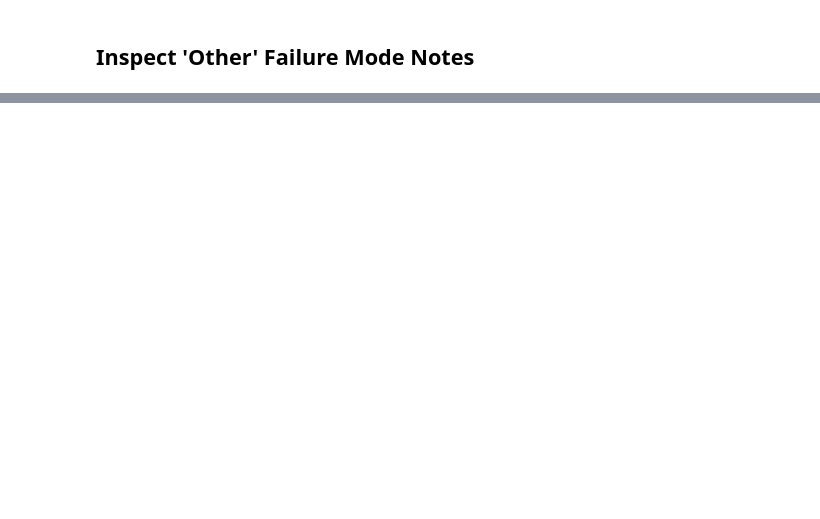
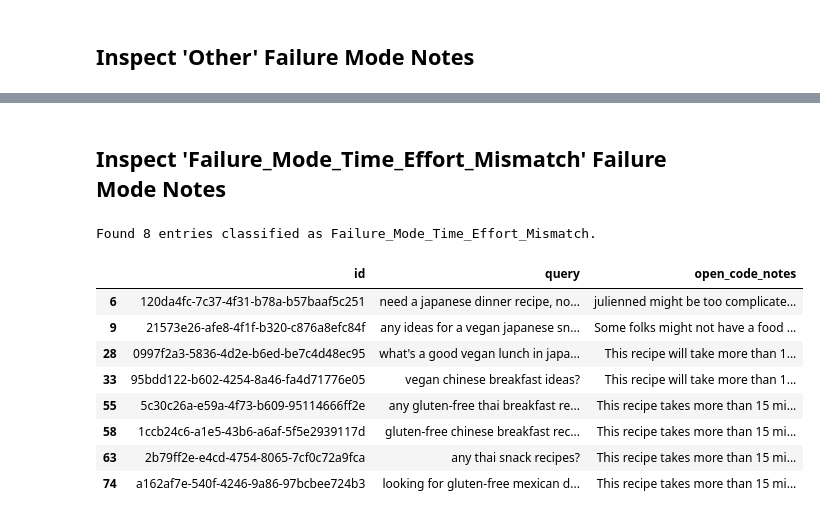
Before and after one commit to NathanNam/recipe-chatbot, a Jupyter notebook: homeworks/hw2/failure_mode_summary.ipynb, the cells around one changed output, grey strips where cells are left out. Saved outputs shown, nothing was run; the diff lists cells and outputs as text; code cells hidden in the pictures; blank space fills up the shorter version.

```diff
--- a/homeworks/hw2/failure_mode_summary.ipynb
+++ b/homeworks/hw2/failure_mode_summary.ipynb
@@ -92,0 +84,17 @@ Found 10 entries classified as Other_Failure_Mode_Specify.
+# %% [markdown]
+## Inspect 'Failure_Mode_Time_Effort_Mismatch' Failure Mode Notes
+# %%
+other = df[df["Failure_Mode_Time_Effort_Mismatch"] == 1][["id", "query", "open_code_notes"]].copy()
+print(f"Found {len(other)} entries classified as Failure_Mode_Time_Effort_Mismatch.")
+other.head(25)
+# %% [output]
+Found 8 entries classified as Failure_Mode_Time_Effort_Mismatch.
+|  | id | query | open_code_notes |
+| 6 | 120da4fc-7c37-4f31-b78a-b57baaf5c251 | need a japanese dinner recipe, no... | julienned might be too complicate... |
+| 9 | 21573e26-afe8-4f1f-b320-c876a8efc84f | any ideas for a vegan japanese sn... | Some folks might not have a food ... |
+| 28 | 0997f2a3-5836-4d2e-b6ed-be7c4d48ec95 | what's a good vegan lunch in japa... | This recipe will take more than 1... |
+| 33 | 95bdd122-b602-4254-8a46-fa4d71776e05 | vegan chinese breakfast ideas? | This recipe will take more than 1... |
+| 55 | 5c30c26a-e59a-4f73-b609-95114666ff2e | any gluten-free thai breakfast re... | This recipe takes more than 15 mi... |
+| 58 | 1ccb24c6-a1e5-43b6-a6af-5f5e2939117d | gluten-free chinese breakfast rec... | This recipe takes more than 15 mi... |
+| 63 | 2b79ff2e-e4cd-4754-8065-7cf0c72a9fca | any thai snack recipes? | This recipe takes more than 15 mi... |
+| 74 | a162af7e-540f-4246-9a86-97bcbee724b3 | looking for gluten-free mexican d... | This recipe takes more than 15 mi... |
```
Also changed, not shown: parts of 9 cells of this notebook, 2 other files.
